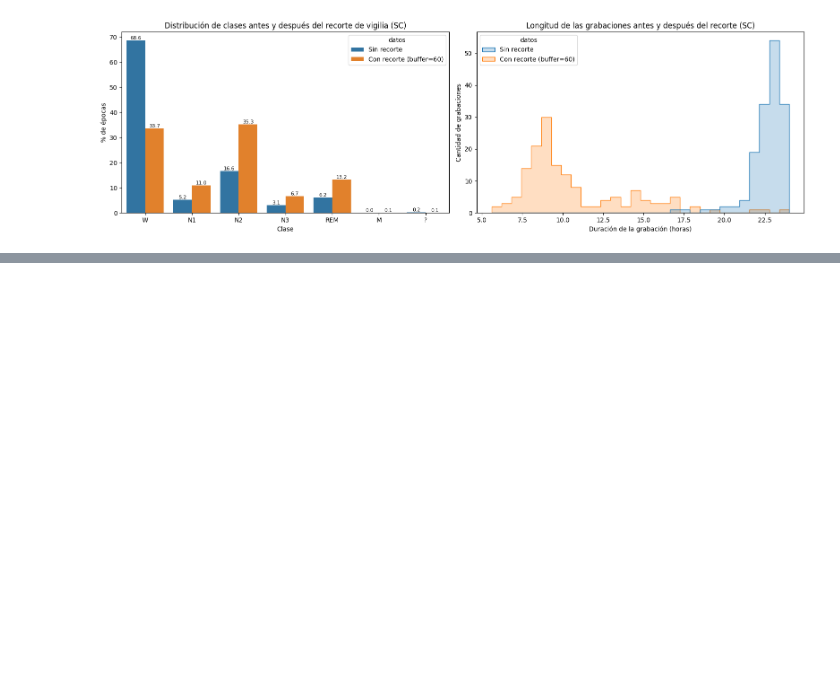
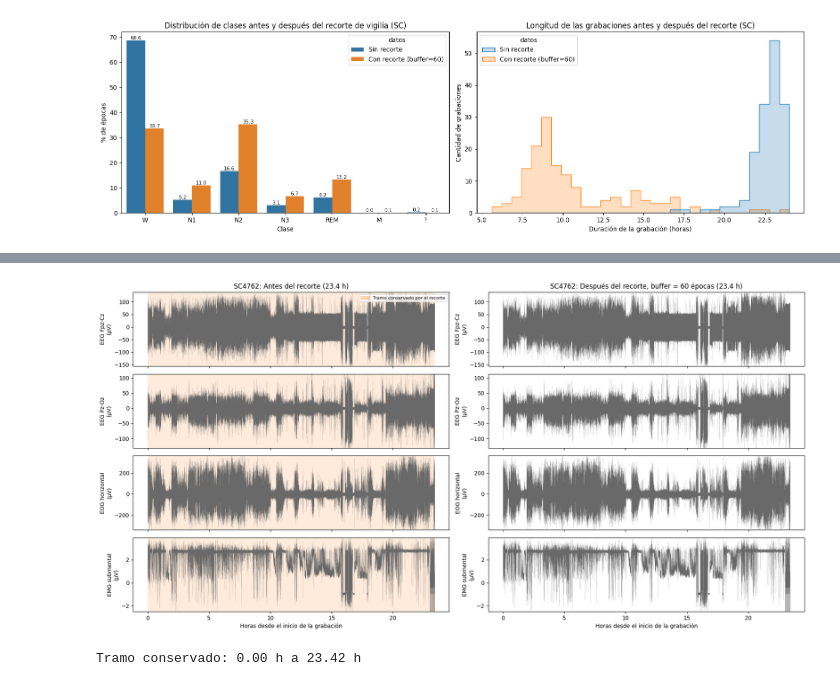
Before and after one commit to dosuna17/proyecto-despliegue-de-soluciones-G10, a Jupyter notebook: notebooks/01_EDA.ipynb, the cells around one changed output, grey strips where cells are left out. Drawn from its saved outputs; the diff is of its cells as text; code cells hidden in the pictures; blank space fills up the shorter version.

```diff
--- a/notebooks/01_EDA.ipynb
+++ b/notebooks/01_EDA.ipynb
@@ -669,0 +736,8 @@ plt.show()
+# %%
+psg_file_2 = "SC4762E0-PSG.edf"
+hypnogram_file_2 = "SC4762EG-Hypnogram.edf"
+
+graficar_recorte(hypnogram_file_2, psg_file_2)
+# %% [output]
+[figure, added]
+Tramo conservado: 0.00 h a 23.42 h
```
Also changed, not shown: parts of 6 cells of this notebook.
